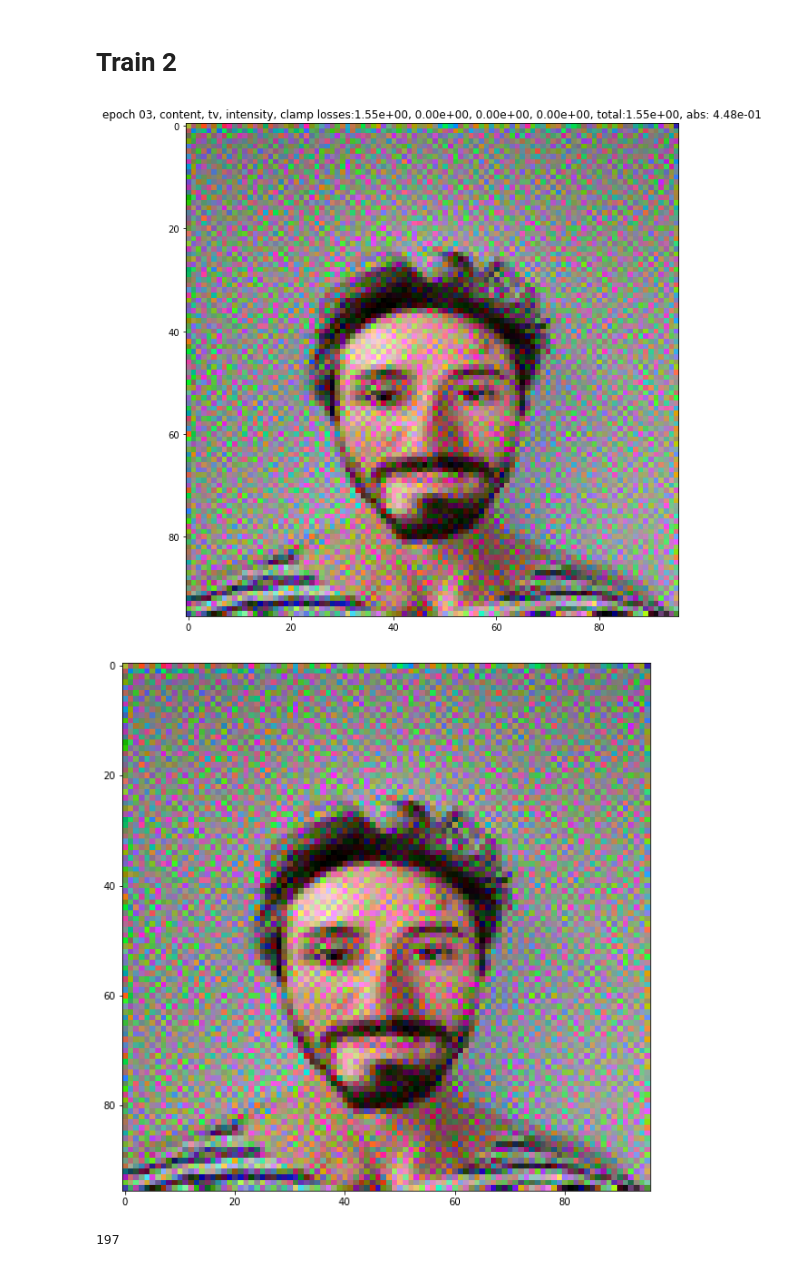
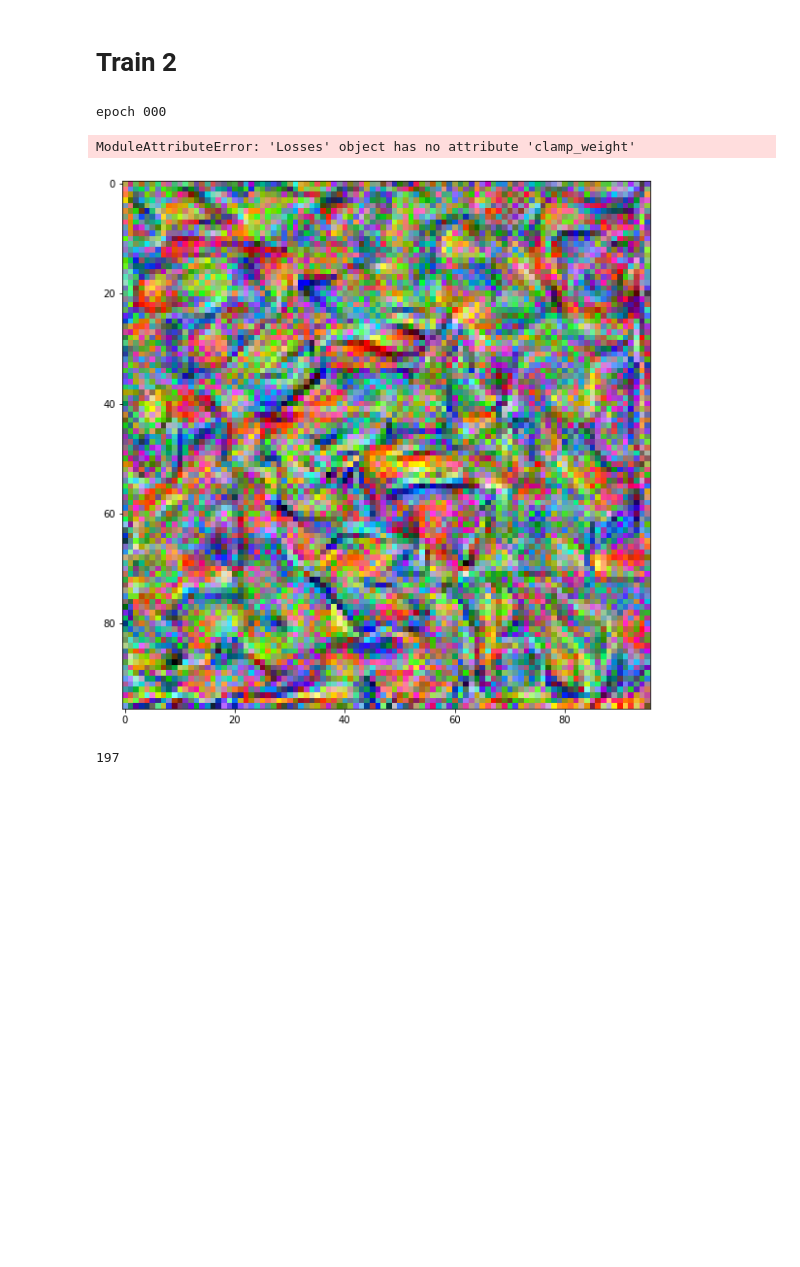
Before and after one commit to abauville/Neural_style_transfer, a Jupyter notebook: Blog03_Transfer.ipynb, the cells around one changed output. Cells and saved outputs as stored; diff of their text form; code cells hidden in the pictures; blank space fills up the shorter version.

```diff
--- a/Blog03_Transfer.ipynb
+++ b/Blog03_Transfer.ipynb
@@ -282,7 +282,7 @@ class Losses(nn.Module):
 
         return loss
 
-    def get_TV_loss(self, img):
+    def get_tv_loss(self, img):
         # Total variation loss
         H = img.shape[2]
         W = img.shape[3]
@@ -320,7 +320,6 @@ class Losses(nn.Module):
 
         self.last_tv_loss = self.tv_loss
         self.last_int_loss = self.int_loss
-        self.last_clamp_loss = self.clamp_loss
 
     def forward(self,img,feature_map_gen, feature_map_content, feature_map_style, content_weights,style_deltas=[]):
 #         self.content_loss = self.get_content_loss(feature_map, feature_map_target)
@@ -342,15 +341,13 @@ class Losses(nn.Module):
 
 
 
-
-        # for fm_style in feature_map_style:
-        #     self.style_loss += self.get_style_loss(feature_map_gen, fm_style,reduction='sum',deltas=style_deltas)
-        #     count += 1
-        # self.style_loss /= count
+        for fm_style in feature_map_style:
+            self.style_loss += self.get_style_loss(feature_map_gen, fm_style,reduction='sum',deltas=style_deltas)
+            count += 1
+        self.style_loss /= count
 
         self.int_loss = self.get_int_loss(img)
-        self.tv_loss = self.get_int_loss(img)
-        self.clamp_loss = self.get_clamp_loss(img)
+        self.tv_loss = self.get_tv_loss(img)
 
         self.total_loss = ( self.content_weight*self.content_loss
                     + self.style_weight*self.style_loss
@@ -393,7 +390,7 @@ _ = plt.imshow(content_im); plt.title("content"); _ = plt.axis("off")
 content_layer = [7]
 
 # style_layers  = [7, 14, 21, 28]
-style_layers  = [2]
+style_layers  = [7]
 
 all_layers = list(set(content_layer+style_layers))
 all_layers.sort()
@@ -418,7 +415,7 @@ net = SmallNet(pretrained_net, all_layers[-1])
 # Losses
 loss_fn = Losses(content_list[0](),
                  content_weight = 1.0,
-                 style_weight = 0.0,
+                 style_weight = 1.0,
                  tv_weight_ini=0.0,
                  int_weight_ini=0.0,
                  weight_adjust_bounds=[0.01, 0.1],
@@ -487,11 +484,10 @@ for i in range(4):
 #             plt.imshow(img_gen.postprocess())
             plt.imshow(img_gen.postprocess())
 
-            plt.title(f"epoch {i:02}, content, tv, intensity, clamp losses:" +
+            plt.title(f"epoch {i:02}, content, tv, intensity losses:" +
                       f"{loss_fn.content_weight*loss_fn.content_loss:.2e}, " +
                       f"{loss_fn.tv_weight*loss_fn.tv_loss:.2e}, " +
                       f"{loss_fn.int_weight*loss_fn.int_loss:.2e}, " +
-                      f"{loss_fn.clamp_weight*loss_fn.clamp_loss:.2e}, "+
                       f"total:{loss_fn.total_loss:.2e}, abs: {torch.abs(last_loss-loss_fn.total_loss):.2e}")
 
             # plt.title(f"epoch {i:02}, content, tv, intensity, clamp losses:" +
@@ -505,35 +501,36 @@ for i in range(4):
             clear_output(wait = True)
             display(fig)
 
             # plt.savefig(f"./Output/Frame{frame:05d}")
             # frame += 1
 
             if loss_fn.total_loss<abs_loss_limit and loss_fn.clamp_loss<1e-8:
                 clear_output(wait = True)
                 print(f'success: absolute loss limit ({abs_loss_limit:.1e}) reached')
                 break
             if torch.abs(last_loss-loss_fn.total_loss)<rel_loss_limit and loss_fn.clamp_loss<1e-8:
                 clear_output(wait = True)
                 print(f'stopped because relative loss limit ({rel_loss_limit:.1e})  was reached')
                 break
 
             if loss_fn.total_loss.isnan():
                 print(f'stopped because loss is NaN')
                 break
 
     last_loss = loss_fn.total_loss
 
 
 plt.clf()
 plt.imshow(img_gen.postprocess())
 # plt.title(f"epoch {i:02d}, content, style, tv, intensity losses: {content_weight*content_loss:.2e}, {style_weight*style_loss:.2e}, {tv_weight*tv_loss:.2e}, {int_weight*int_loss:.2e}")
 # plt.savefig(f"./Output/Frame{frame:05d}")
 frame += 1
 #     with torch.no_grad():
 #         img_gen.img.data.clamp_(0,1)
 # %% [output]
+epoch 000
+ModuleAttributeError: 'Losses' object has no attribute 'clamp_weight'
-[figure, old version]
+[figure, new version]
-[figure, removed]
 # %%
 with torch.no_grad():
     print(len(np.argwhere(img_gen().numpy()==0.0)))
```
